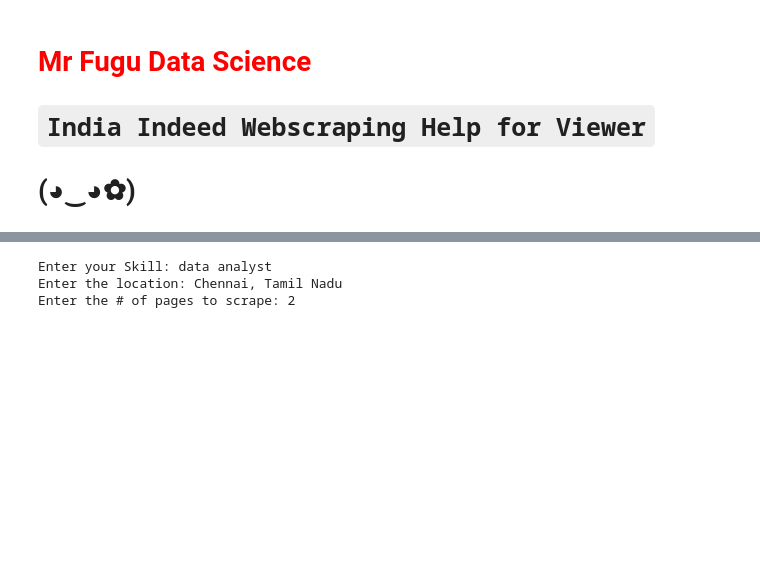
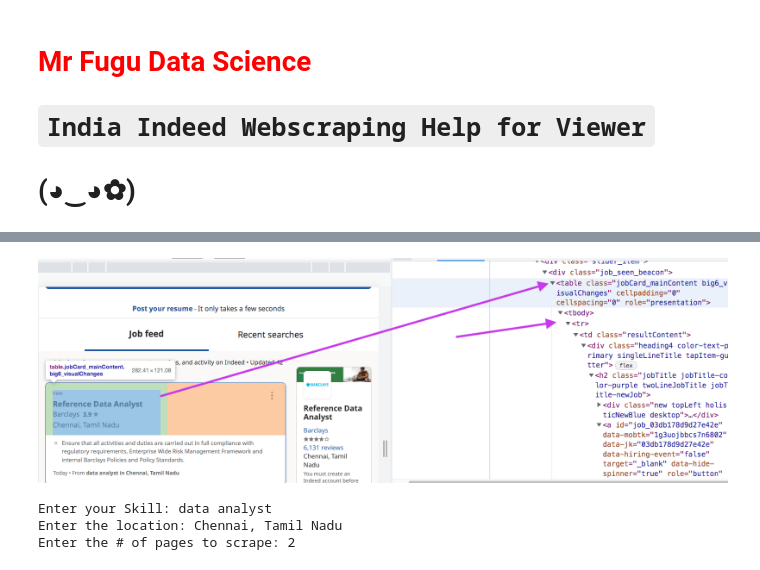
Before and after one commit to MrFuguDataScience/Webscraping, a Jupyter notebook: MyWay_Indeed_Help_India_version.ipynb, the cells around one changed output, grey strips where cells are left out. Cells and saved outputs as stored; diff of their text form; code cells hidden in the pictures; blank space fills up the shorter version.

```diff
--- a/MyWay_Indeed_Help_India_version.ipynb
+++ b/MyWay_Indeed_Help_India_version.ipynb
@@ -18,3 +53,7 @@ import datetime         # format date/time
+# %%
+display.Image("./screen_shot_04.png")
+# %% [output]
+[figure, added]
 # %%
 # this was used for the person contacting me who had these details for their system
 headers = {
```
Also changed, not shown: parts of 8 cells of this notebook.
